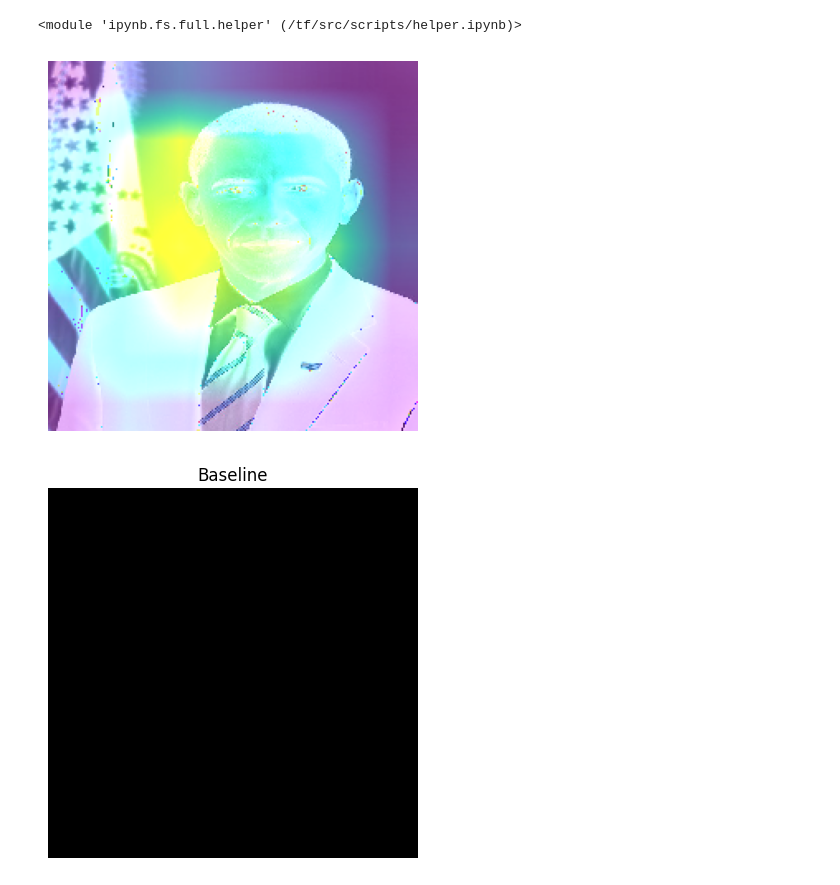
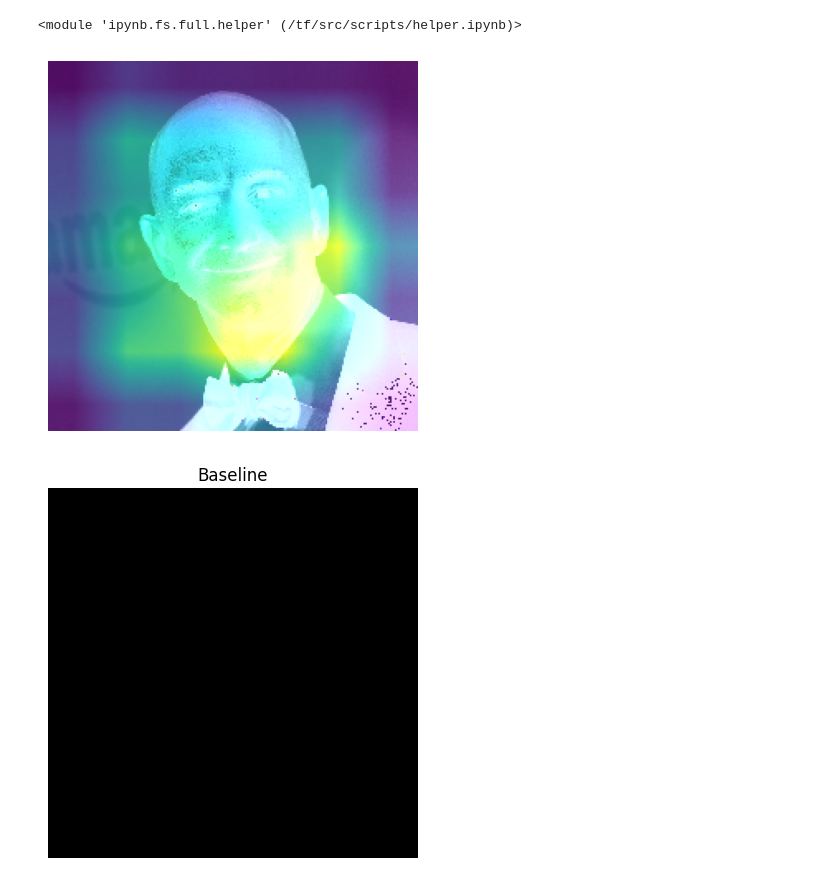
Before and after one commit to freeZe2511/face-detection, a Jupyter notebook: scripts/ExplainableAI.ipynb, the cells around one changed output. Saved outputs shown, nothing was run; the diff lists cells and outputs as text; code cells hidden in the pictures.

```diff
--- a/scripts/ExplainableAI.ipynb
+++ b/scripts/ExplainableAI.ipynb
@@ -15,35 +15,35 @@ classifier = keras.models.load_model(f'{h.abspath}/models/classification/newClas
 from tf_explain.core.grad_cam import GradCAM
 #from tf_explain.core.occlusion_sensitivity import OcclusionSensitivity
 
 
 # Instantiation of the explainer
 explainer = GradCAM()
 #explainer = OcclusionSensitivity()
 
-file_name = "obama.jpg"
+file_name = "bezos.jpg"
 IMAGE_PATH = h.testsImages + "/" + file_name
 
 img = tf.keras.preprocessing.image.load_img(IMAGE_PATH, target_size=(224, 224))
 img = tf.keras.preprocessing.image.img_to_array(img)
 data = ([img], None)
 
 # index of label
 class_index = 2
 
 # Call to explain() method
 output = explainer.explain(data, classifier, class_index=class_index)
 
 output_dir = h.testsImages
 output_name = f"GradCAM_{file_name}"
 
 # Save output
 explainer.save(output, output_dir, output_name)
 
 plt.imshow(output)
 plt.axis('off')
 plt.show()
 # %% [output]
-[figure, old version]
+[figure, new version]
 # %%
 ################################
 # %%
```
Also changed, not shown: parts of 3 cells of this notebook, 3 other files.
